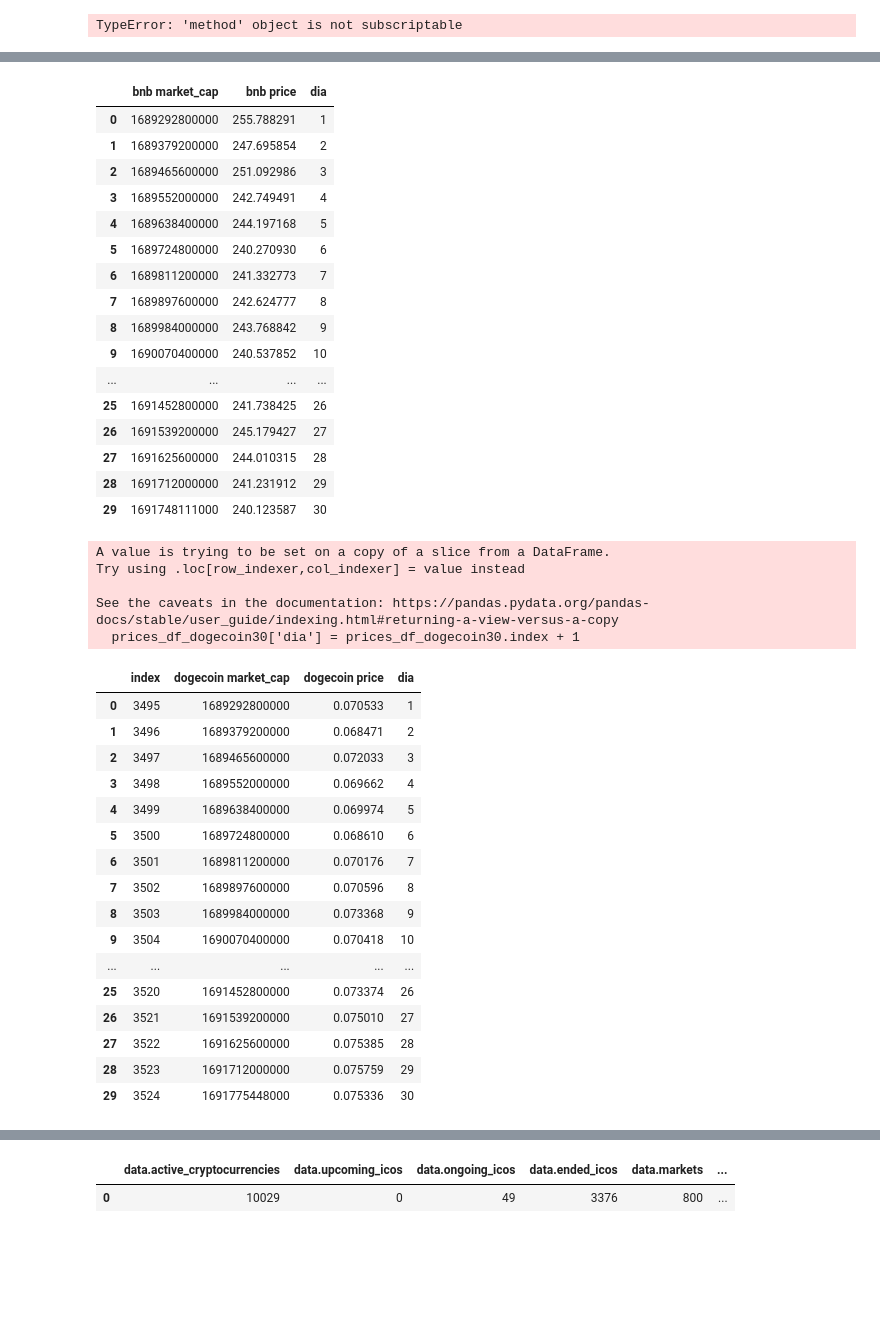
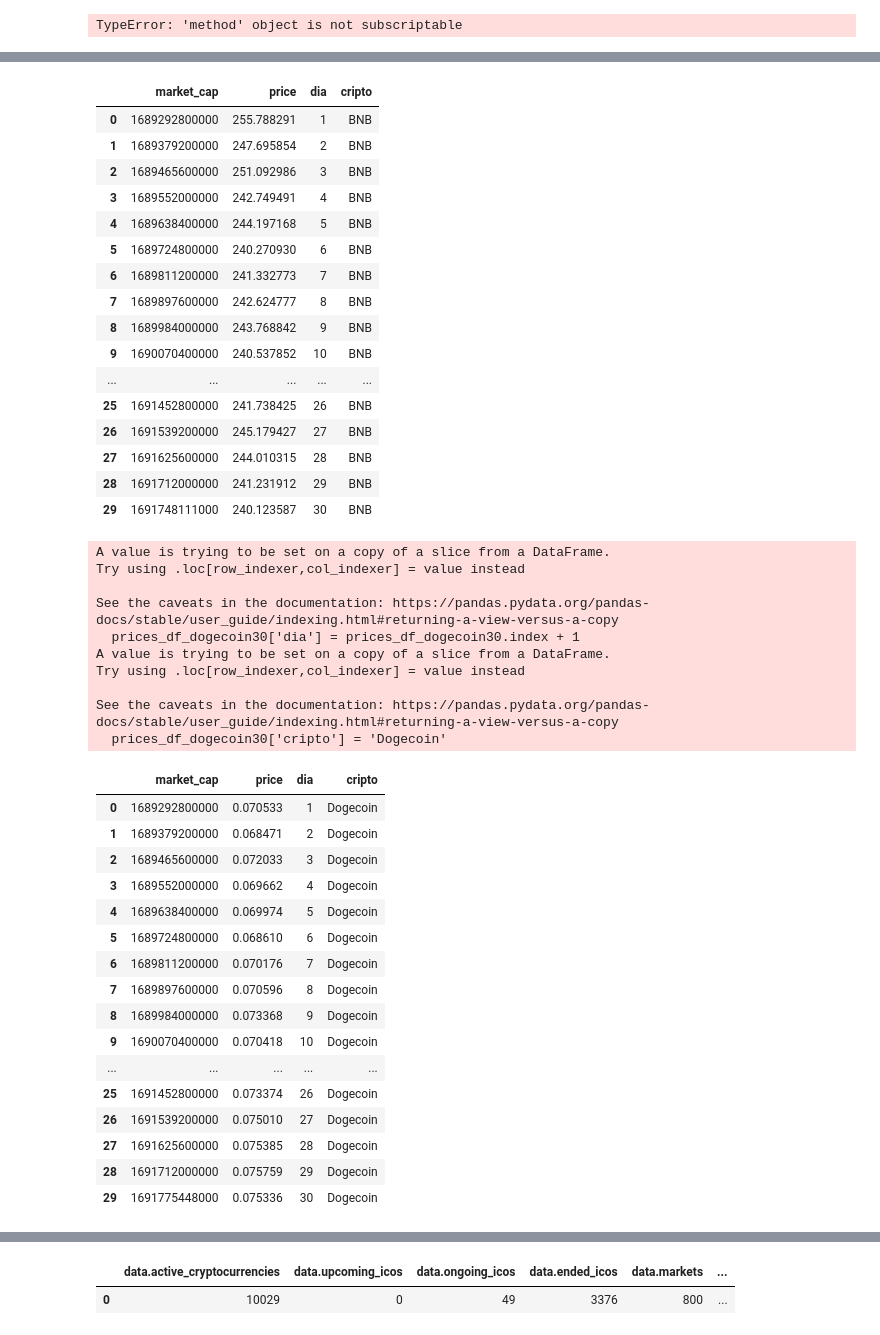
Before and after one commit to NahuVidales/CryptoDataAnalytics, a Jupyter notebook: ETL.ipynb, the cells around one changed output, grey strips where cells are left out. Saved outputs shown, nothing was run; the diff lists cells and outputs as text; code cells hidden in the pictures; blank space fills up the shorter version.

```diff
--- a/ETL.ipynb
+++ b/ETL.ipynb
@@ -526,42 +528,43 @@ prices_df_bitcoin30
 # %%
 with open(bnb_cap_json, 'r') as file:
     bnb_cap_content = file.read()
 
 # Convertir el JSON en un diccionario
 bnb_cap = json.loads(bnb_cap_content)
 
 # Normalize the JSON and create a DataFrame
 bnb = pd.json_normalize(bnb_cap)
 
 # Convertir las listas anidadas en filas individuales para la columna 'prices'
 prices_data = bnb_cap['prices']
-prices_df_bnb = pd.DataFrame(prices_data, columns=['bnb market_cap', 'bnb price'])
+prices_df_bnb = pd.DataFrame(prices_data, columns=['market_cap', 'price'])
 #Haremos una columna día número para poder hacer un plot de la evolución de los precios y esta será en función del índice de fila
 prices_df_bnb['dia'] = prices_df_bnb.index
 #Dejamos las ultimas 30 filas
 prices_df_bnb30 = prices_df_bnb.tail(30)
 #Reseteamos el indice
 prices_df_bnb30 = prices_df_bnb30.reset_index(drop=True)
 prices_df_bnb30['dia'] = prices_df_bnb30.index + 1
+prices_df_bnb30['cripto'] = 'BNB'
 prices_df_bnb30
 # %% [output]
-|  | bnb market_cap | bnb price | dia |
-| 0 | 1689292800000 | 255.788291 | 1 |
-| 1 | 1689379200000 | 247.695854 | 2 |
-| 2 | 1689465600000 | 251.092986 | 3 |
-| 3 | 1689552000000 | 242.749491 | 4 |
-| 4 | 1689638400000 | 244.197168 | 5 |
-| 5 | 1689724800000 | 240.270930 | 6 |
-| 6 | 1689811200000 | 241.332773 | 7 |
-| 7 | 1689897600000 | 242.624777 | 8 |
-| 8 | 1689984000000 | 243.768842 | 9 |
-| 9 | 1690070400000 | 240.537852 | 10 |
-| ... | ... | ... | ... |
-| 25 | 1691452800000 | 241.738425 | 26 |
-| 26 | 1691539200000 | 245.179427 | 27 |
-| 27 | 1691625600000 | 244.010315 | 28 |
-| 28 | 1691712000000 | 241.231912 | 29 |
-| 29 | 1691748111000 | 240.123587 | 30 |
+|  | market_cap | price | dia | cripto |
+| 0 | 1689292800000 | 255.788291 | 1 | BNB |
+| 1 | 1689379200000 | 247.695854 | 2 | BNB |
+| 2 | 1689465600000 | 251.092986 | 3 | BNB |
+| 3 | 1689552000000 | 242.749491 | 4 | BNB |
+| 4 | 1689638400000 | 244.197168 | 5 | BNB |
+| 5 | 1689724800000 | 240.270930 | 6 | BNB |
+| 6 | 1689811200000 | 241.332773 | 7 | BNB |
+| 7 | 1689897600000 | 242.624777 | 8 | BNB |
+| 8 | 1689984000000 | 243.768842 | 9 | BNB |
+| 9 | 1690070400000 | 240.537852 | 10 | BNB |
+| ... | ... | ... | ... | ... |
+| 25 | 1691452800000 | 241.738425 | 26 | BNB |
+| 26 | 1691539200000 | 245.179427 | 27 | BNB |
+| 27 | 1691625600000 | 244.010315 | 28 | BNB |
+| 28 | 1691712000000 | 241.231912 | 29 | BNB |
+| 29 | 1691748111000 | 240.123587 | 30 | BNB |
 # %%
 with open(dogecoin_cap_json, 'r') as file:
     dogecoin_cap_content = file.read()
@@ -574,7 +577,7 @@ dogecoin = pd.json_normalize(dogecoin_cap)
 
 # Convertir las listas anidadas en filas individuales para la columna 'prices'
 prices_data = dogecoin_cap['prices']
-prices_df_dogecoin = pd.DataFrame(prices_data, columns=['dogecoin market_cap', 'dogecoin price'])
+prices_df_dogecoin = pd.DataFrame(prices_data, columns=['market_cap', 'price'])
 #Haremos una columna día número para poder hacer un plot de la evolución de los precios y esta será en función del índice de fila
 prices_df_dogecoin['dia'] = prices_df_dogecoin.index
 #Dejamos los ultimos 30 días con el obetivo de monitorear el ultimo mes
@@ -582,6 +585,8 @@ prices_df_dogecoin30 = prices_df_dogecoin.tail(30)
 #Reseteamos el indice y lo aplicamos sobre la columna dia
 prices_df_dogecoin30.reset_index(inplace=True)
 prices_df_dogecoin30['dia'] = prices_df_dogecoin30.index + 1
+prices_df_dogecoin30['cripto'] = 'Dogecoin'
+prices_df_dogecoin30 = prices_df_dogecoin30.drop(['index'], axis=1)
 prices_df_dogecoin30
 # %% [output]
 A value is trying to be set on a copy of a slice from a DataFrame.
@@ -589,23 +594,28 @@ Try using .loc[row_indexer,col_indexer] = value instead
 
 See the caveats in the documentation: https://pandas.pydata.org/pandas-docs/stable/user_guide/indexing.html#returning-a-view-versus-a-copy
   prices_df_dogecoin30['dia'] = prices_df_dogecoin30.index + 1
+A value is trying to be set on a copy of a slice from a DataFrame.
+Try using .loc[row_indexer,col_indexer] = value instead
+
+See the caveats in the documentation: https://pandas.pydata.org/pandas-docs/stable/user_guide/indexing.html#returning-a-view-versus-a-copy
+  prices_df_dogecoin30['cripto'] = 'Dogecoin'
-|  | index | dogecoin market_cap | dogecoin price | dia |
-| 0 | 3495 | 1689292800000 | 0.070533 | 1 |
-| 1 | 3496 | 1689379200000 | 0.068471 | 2 |
-| 2 | 3497 | 1689465600000 | 0.072033 | 3 |
-| 3 | 3498 | 1689552000000 | 0.069662 | 4 |
-| 4 | 3499 | 1689638400000 | 0.069974 | 5 |
-| 5 | 3500 | 1689724800000 | 0.068610 | 6 |
-| 6 | 3501 | 1689811200000 | 0.070176 | 7 |
-| 7 | 3502 | 1689897600000 | 0.070596 | 8 |
-| 8 | 3503 | 1689984000000 | 0.073368 | 9 |
-| 9 | 3504 | 1690070400000 | 0.070418 | 10 |
+|  | market_cap | price | dia | cripto |
+| 0 | 1689292800000 | 0.070533 | 1 | Dogecoin |
+| 1 | 1689379200000 | 0.068471 | 2 | Dogecoin |
+| 2 | 1689465600000 | 0.072033 | 3 | Dogecoin |
+| 3 | 1689552000000 | 0.069662 | 4 | Dogecoin |
+| 4 | 1689638400000 | 0.069974 | 5 | Dogecoin |
+| 5 | 1689724800000 | 0.068610 | 6 | Dogecoin |
+| 6 | 1689811200000 | 0.070176 | 7 | Dogecoin |
+| 7 | 1689897600000 | 0.070596 | 8 | Dogecoin |
+| 8 | 1689984000000 | 0.073368 | 9 | Dogecoin |
+| 9 | 1690070400000 | 0.070418 | 10 | Dogecoin |
 | ... | ... | ... | ... | ... |
-| 25 | 3520 | 1691452800000 | 0.073374 | 26 |
-| 26 | 3521 | 1691539200000 | 0.075010 | 27 |
-| 27 | 3522 | 1691625600000 | 0.075385 | 28 |
-| 28 | 3523 | 1691712000000 | 0.075759 | 29 |
-| 29 | 3524 | 1691775448000 | 0.075336 | 30 |
+| 25 | 1691452800000 | 0.073374 | 26 | Dogecoin |
+| 26 | 1691539200000 | 0.075010 | 27 | Dogecoin |
+| 27 | 1691625600000 | 0.075385 | 28 | Dogecoin |
+| 28 | 1691712000000 | 0.075759 | 29 | Dogecoin |
+| 29 | 1691775448000 | 0.075336 | 30 | Dogecoin |
 # %%
 with open(ethereum_cap_json, 'r') as file:
     ethereum_cap_content = file.read()
```
Also changed, not shown: parts of 12 cells of this notebook, 2 other files.
